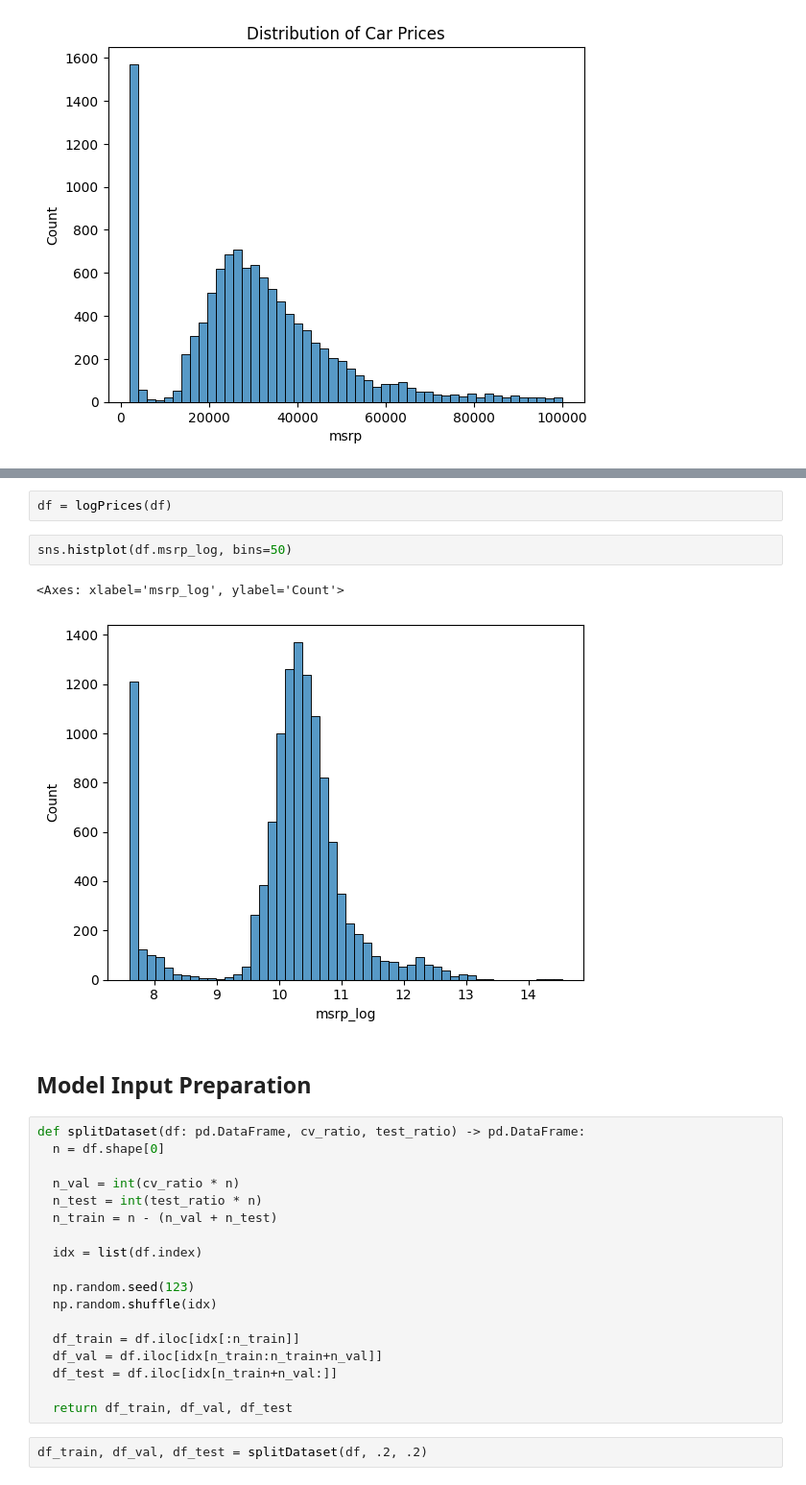
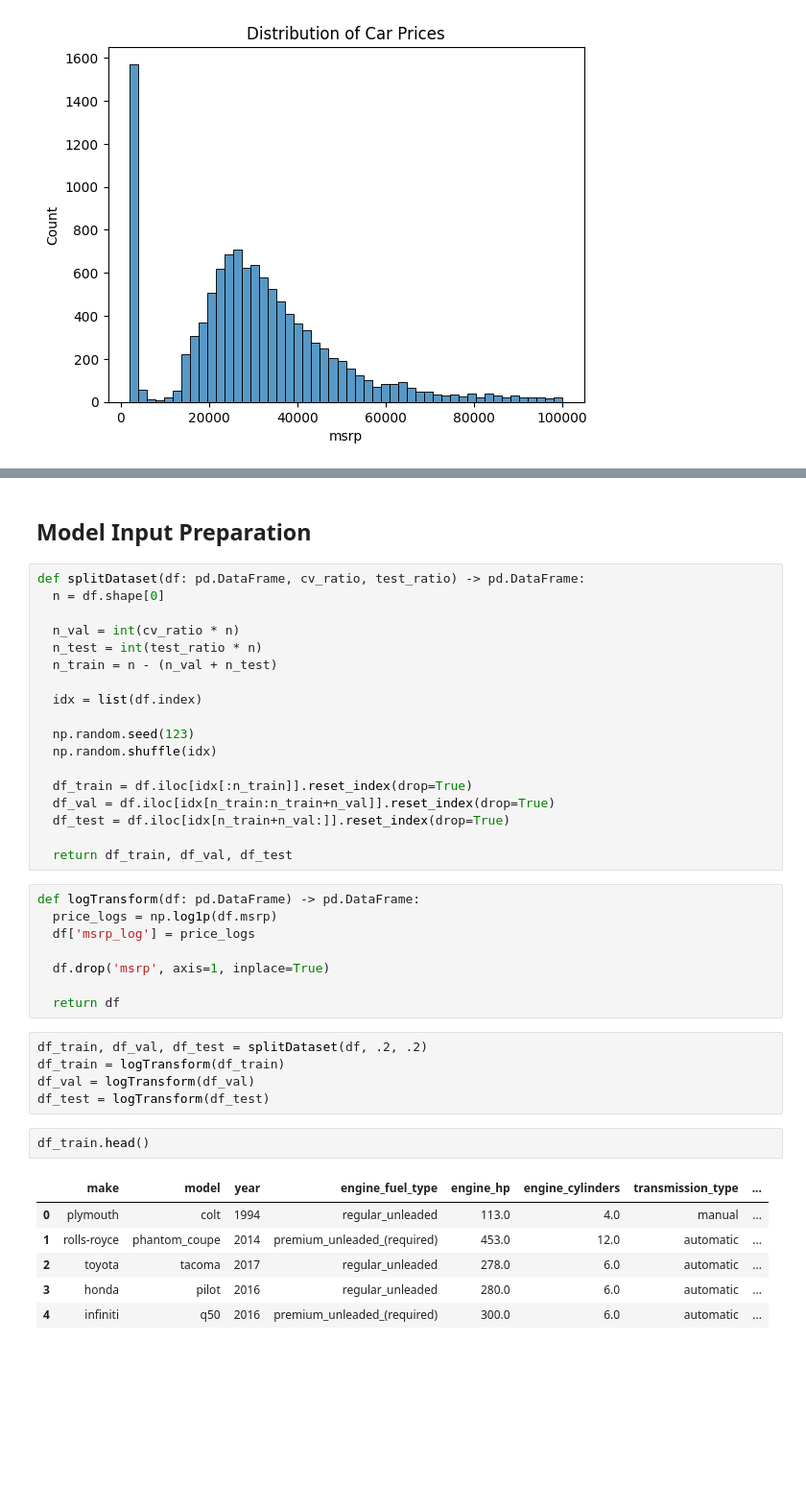
Before and after one commit to ArmandWinant/ml-zoomcamp, a Jupyter notebook: 02-regression/carprice.ipynb, the cells around one changed output, grey strips where cells are left out. Shown at 96% size. Cells and saved outputs as stored; diff of their text form; blank space fills up the shorter version.

Commit message:
apply log transform after split

```diff
--- a/02-regression/carprice.ipynb
+++ b/02-regression/carprice.ipynb
@@ -76,10 +70,3 @@ def logPrices(df: pd.DataFrame) -> pd.DataFrame:
-# %%
-df = logPrices(df)
-# %%
-sns.histplot(df.msrp_log, bins=50)
-# %% [output]
-<Axes: xlabel='msrp_log', ylabel='Count'>
-[figure, removed]
 # %% [markdown]
 ## Model Input Preparation
 # %%
@@ -95,10 +82,30 @@ def splitDataset(df: pd.DataFrame, cv_ratio, test_ratio) -> pd.DataFrame:
   np.random.seed(123)
   np.random.shuffle(idx)
 
-  df_train = df.iloc[idx[:n_train]]
-  df_val = df.iloc[idx[n_train:n_train+n_val]]
-  df_test = df.iloc[idx[n_train+n_val:]]
+  df_train = df.iloc[idx[:n_train]].reset_index(drop=True)
+  df_val = df.iloc[idx[n_train:n_train+n_val]].reset_index(drop=True)
+  df_test = df.iloc[idx[n_train+n_val:]].reset_index(drop=True)
 
   return df_train, df_val, df_test
+# %%
+def logTransform(df: pd.DataFrame) -> pd.DataFrame:
+  price_logs = np.log1p(df.msrp)
+  df['msrp_log'] = price_logs
+
+  df.drop('msrp', axis=1, inplace=True)
+
+  return df
 # %%
 df_train, df_val, df_test = splitDataset(df, .2, .2)
+df_train = logTransform(df_train)
+df_val = logTransform(df_val)
+df_test = logTransform(df_test)
+# %%
+df_train.head()
+# %% [output]
+|  | make | model | year | engine_fuel_type | engine_hp | engine_cylinders | transmission_type | ... |
+| 0 | plymouth | colt | 1994 | regular_unleaded | 113.0 | 4.0 | manual | ... |
+| 1 | rolls-royce | phantom_coupe | 2014 | premium_unleaded_(required) | 453.0 | 12.0 | automatic | ... |
+| 2 | toyota | tacoma | 2017 | regular_unleaded | 278.0 | 6.0 | automatic | ... |
+| 3 | honda | pilot | 2016 | regular_unleaded | 280.0 | 6.0 | automatic | ... |
+| 4 | infiniti | q50 | 2016 | premium_unleaded_(required) | 300.0 | 6.0 | automatic | ... |
```
Also changed, not shown: parts of 2 cells of this notebook.
